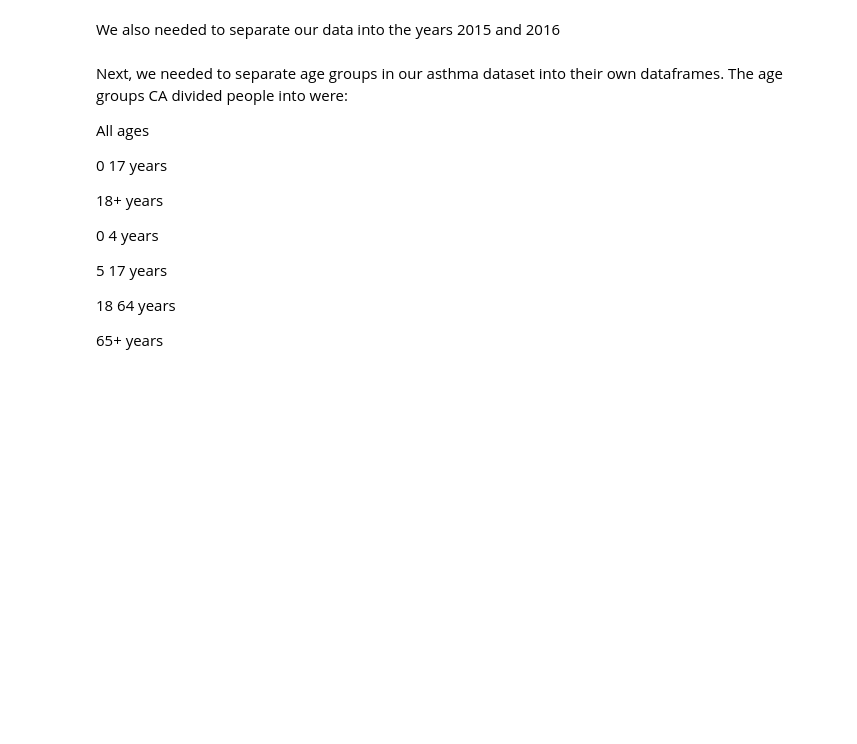
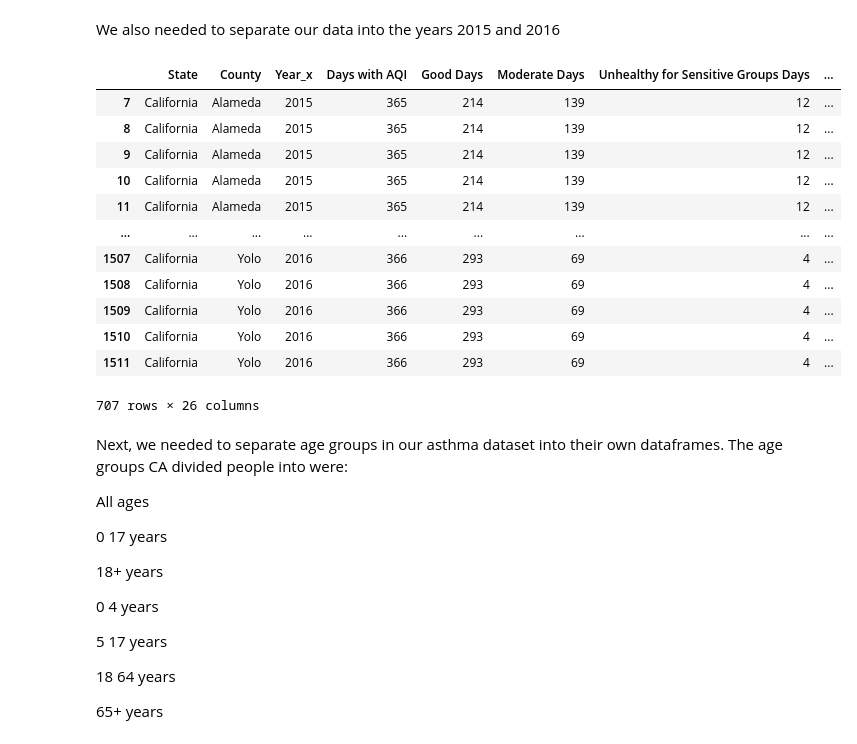
Before and after one commit to ENVS110a-SP23/group5-project, a Jupyter notebook: DataVisualization.ipynb, the cells around one changed output. Drawn from its saved outputs; the diff is of its cells as text; code cells hidden in the pictures; blank space fills up the shorter version.

```diff
--- a/DataVisualization.ipynb
+++ b/DataVisualization.ipynb
@@ -113,6 +117,21 @@ We also needed to separate our data into the years 2015 and 2016
 # %%
 asthmaAQI2015 = asthmaAQI.loc[asthmaAQI['Year_x']=='2015',:].reset_index(drop=True)
 asthmaAQI2016 = asthmaAQI.loc[asthmaAQI['Year_x']=='2016',:].reset_index(drop=True)
+asthmaAQI
+# %% [output]
+|  | State | County | Year_x | Days with AQI | Good Days | Moderate Days | Unhealthy for Sensitive Groups Days | ... |
+| 7 | California | Alameda | 2015 | 365 | 214 | 139 | 12 | ... |
+| 8 | California | Alameda | 2015 | 365 | 214 | 139 | 12 | ... |
+| 9 | California | Alameda | 2015 | 365 | 214 | 139 | 12 | ... |
+| 10 | California | Alameda | 2015 | 365 | 214 | 139 | 12 | ... |
+| 11 | California | Alameda | 2015 | 365 | 214 | 139 | 12 | ... |
+| ... | ... | ... | ... | ... | ... | ... | ... | ... |
+| 1507 | California | Yolo | 2016 | 366 | 293 | 69 | 4 | ... |
+| 1508 | California | Yolo | 2016 | 366 | 293 | 69 | 4 | ... |
+| 1509 | California | Yolo | 2016 | 366 | 293 | 69 | 4 | ... |
+| 1510 | California | Yolo | 2016 | 366 | 293 | 69 | 4 | ... |
+| 1511 | California | Yolo | 2016 | 366 | 293 | 69 | 4 | ... |
+707 rows × 26 columns
 # %% [markdown]
 Next, we needed to separate age groups in our asthma dataset into their own dataframes.
 The age groups CA divided people into were:
```
Also changed, not shown: parts of 6 cells of this notebook, 1 other file.
